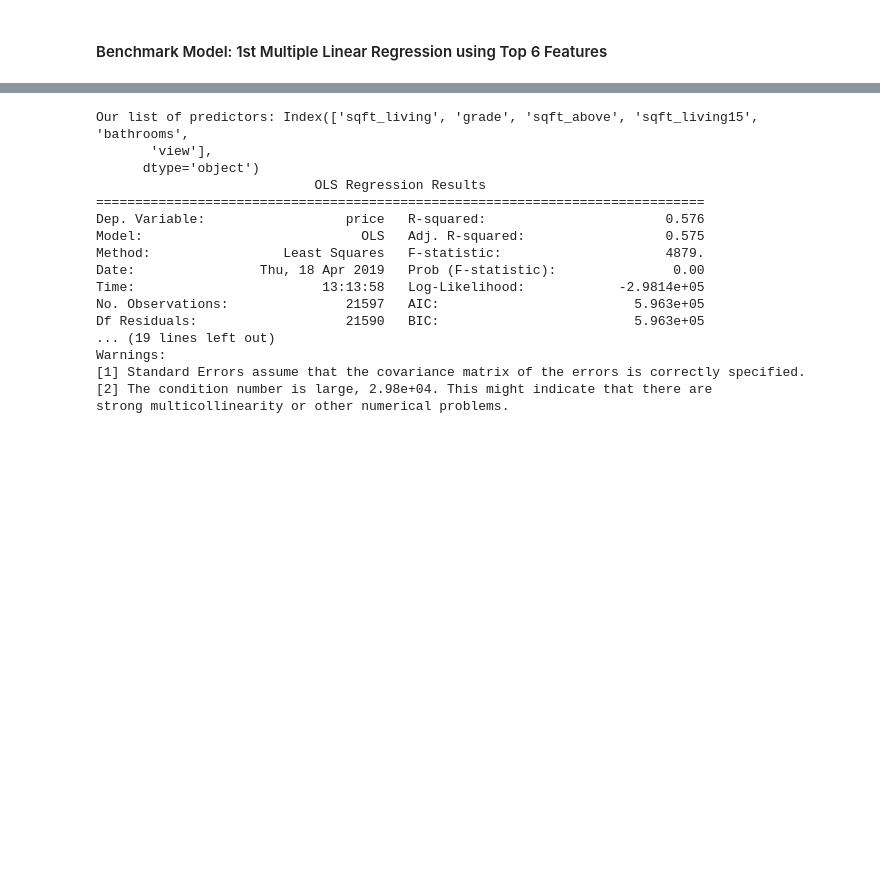
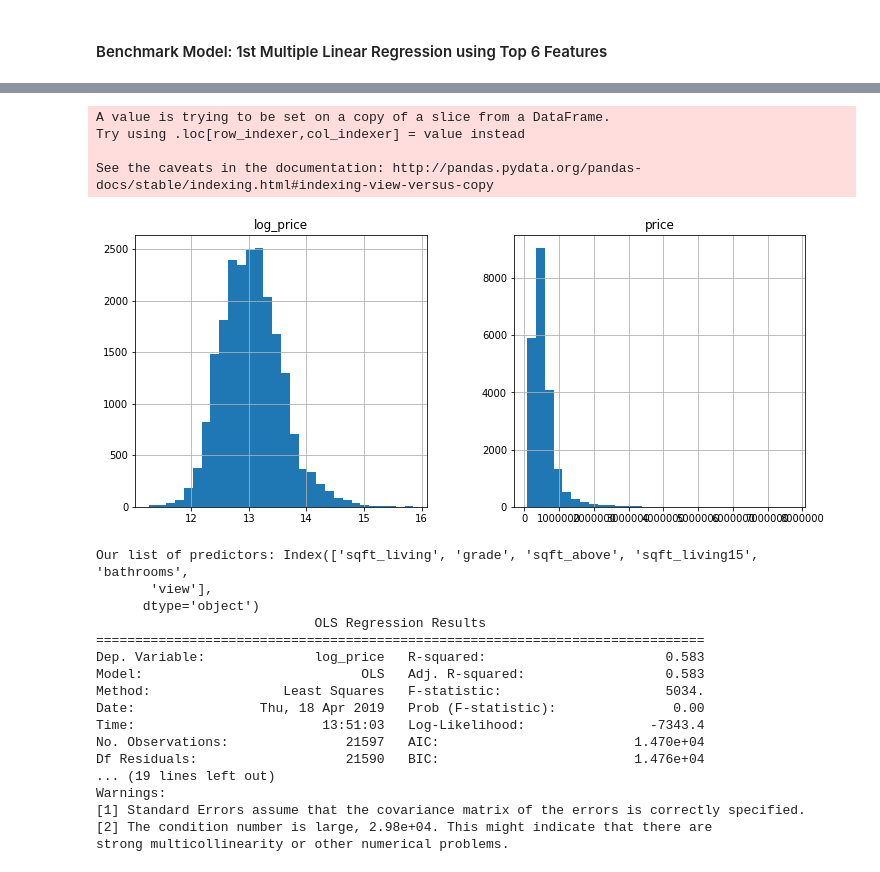
Before and after one commit to A92e/kingcountyWA_home_price_predictor, a Jupyter notebook: final_notebook_mod1.ipynb, the cells around one changed output, grey strips where cells are left out. Cells and saved outputs as stored; diff of their text form; code cells hidden in the pictures; blank space fills up the shorter version.

```diff
--- a/final_notebook_mod1.ipynb
+++ b/final_notebook_mod1.ipynb
@@ -366,19 +384,29 @@ house_top6_df.head()
+# %%
+#LOG TRANSFORMATION OF PRICE
+house_top6_df['log_price'] = np.log(house_top6_df['price'])
+house_top6_df[['log_price', 'price']].hist(figsize=(12,5),bins=30);
+# %% [output]
+A value is trying to be set on a copy of a slice from a DataFrame.
+Try using .loc[row_indexer,col_indexer] = value instead
+
+See the caveats in the documentation: http://pandas.pydata.org/pandas-docs/stable/indexing.html#indexing-view-versus-copy
+[figure, added]
 # %%
 #statsmodels output
-statsmodels_lin_regress_summary_price(house_top6_df)
+statsmodels_lin_regress_summary(house_top6_df)
 # %% [output]
 Our list of predictors: Index(['sqft_living', 'grade', 'sqft_above', 'sqft_living15', 'bathrooms',
        'view'],
       dtype='object')
                             OLS Regression Results
 ==============================================================================
-Dep. Variable:                  price   R-squared:                       0.576
-Model:                            OLS   Adj. R-squared:                  0.575
-Method:                 Least Squares   F-statistic:                     4879.
+Dep. Variable:              log_price   R-squared:                       0.583
+Model:                            OLS   Adj. R-squared:                  0.583
+Method:                 Least Squares   F-statistic:                     5034.
 Date:                Thu, 18 Apr 2019   Prob (F-statistic):               0.00
-Time:                        13:13:58   Log-Likelihood:            -2.9814e+05
-No. Observations:               21597   AIC:                         5.963e+05
-Df Residuals:                   21590   BIC:                         5.963e+05
+Time:                        13:51:03   Log-Likelihood:                -7343.4
+No. Observations:               21597   AIC:                         1.470e+04
+Df Residuals:                   21590   BIC:                         1.476e+04
 ... (19 lines left out)
 Warnings:
 [1] Standard Errors assume that the covariance matrix of the errors is correctly specified.
```
Also changed, not shown: parts of 22 cells of this notebook.
